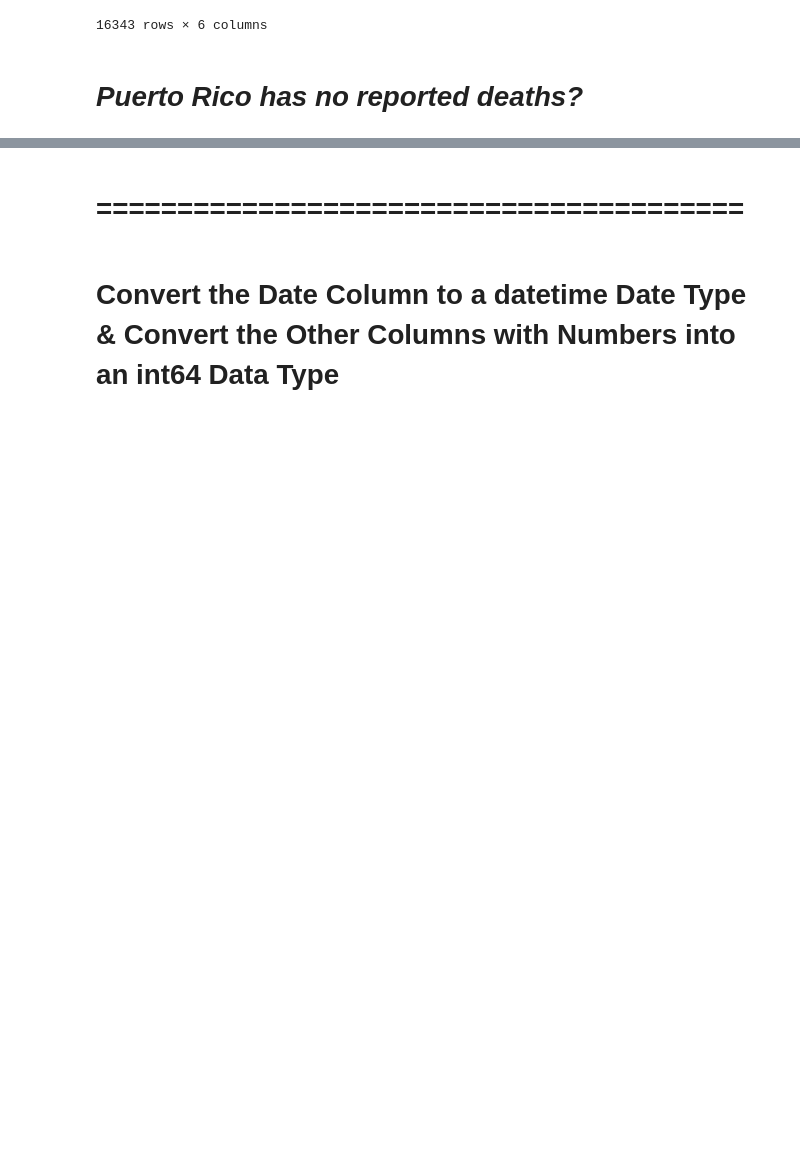
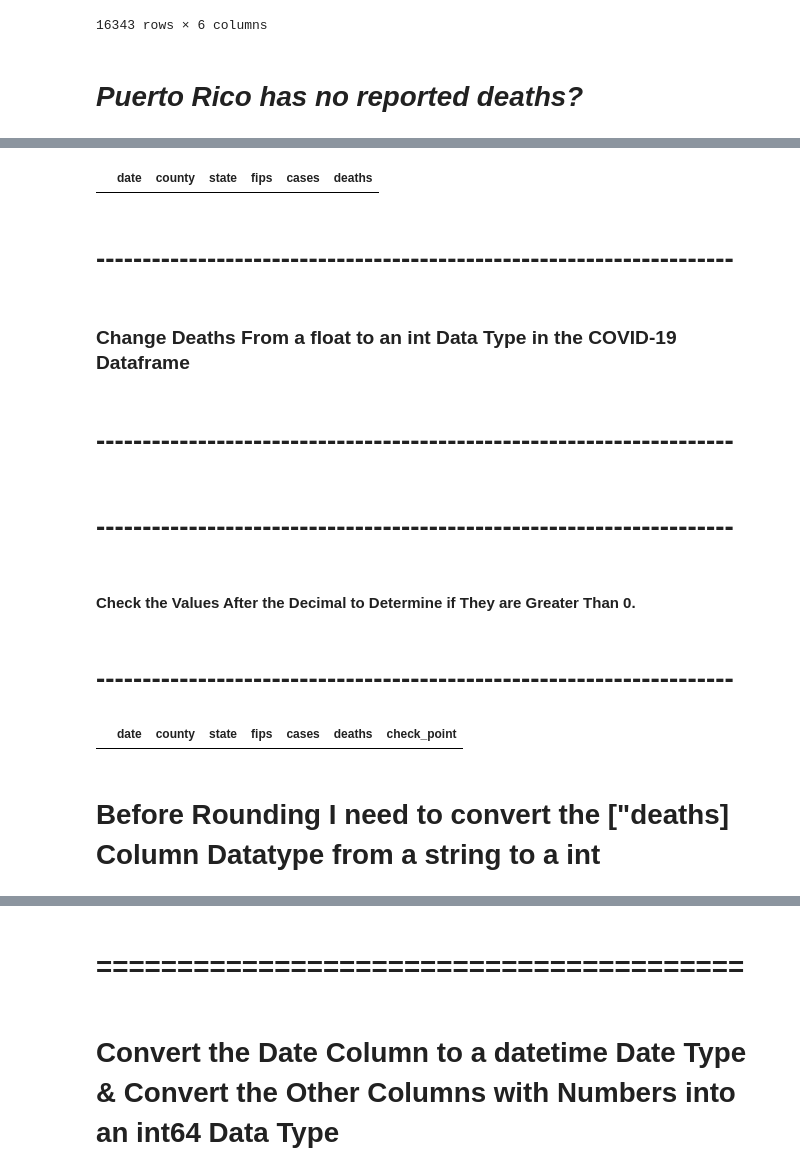
Before and after one commit to vc-adams/Traveling-And-COVID19-Cases, a Jupyter notebook: Static/Python/Trips_vs_COVID_Cases_and_Deaths.ipynb, the cells around one changed output, grey strips where cells are left out. Cells and saved outputs as stored; diff of their text form; code cells hidden in the pictures; blank space fills up the shorter version.

```diff
--- a/Static/Python/Trips_vs_COVID_Cases_and_Deaths.ipynb
+++ b/Static/Python/Trips_vs_COVID_Cases_and_Deaths.ipynb
@@ -478,0 +507,31 @@ Name: state, dtype: int64
+# %%
+# Rows with Null Values
+nytimes_covid_19_df_no_null_val_dths[nytimes_covid_19_df_no_null_val_dths["deaths"].isnull()]
+# %% [output]
+|  | date | county | state | fips | cases | deaths |
+# %% [markdown]
+# ---------------------------------------------------------------------
+# %% [markdown]
+### Change Deaths From a float to an int Data Type in the COVID-19 Dataframe
+# %% [markdown]
+# ---------------------------------------------------------------------
+# %% [markdown]
+# ---------------------------------------------------------------------
+# %% [markdown]
+#### Check the Values After the Decimal to Determine if They are Greater Than 0.
+# %% [markdown]
+# ---------------------------------------------------------------------
+# %%
+# Check the Numbers After a Decimal Point
+# https://stackoverflow.com/questions/57900886/how-to-check-numbers-after-decimal-point
+
+nytimes_covid_19_df_no_null_val_dths_no_dcml_dths = nytimes_covid_19_df_no_null_val_dths
+nytimes_covid_19_df_no_null_val_dths_no_dcml_dths['check_point'] = np.modf(nytimes_covid_19_df_no_null_val_dths_no_dcml_dths['deaths'])[0].ne(0).astype(int)
+# nytimes_covid_19_df_no_null_val_dths_dcml_chck = nytimes_covid_19_df_no_null_val_dths_dcml_chck['check_point']
+nytimes_covid_19_df_no_null_val_dths_dcml_chck_dcml_not_zero = nytimes_covid_19_df_no_null_val_dths_no_dcml_dths[nytimes_covid_19_df_no_null_val_dths_no_dcml_dths["check_point"]!=0]
+nytimes_covid_19_df_no_null_val_dths_dcml_chck_dcml_not_zero
+# nytimes_covid_19_df_no_null_val_dths_dcml_chck["state"].value_counts()
+# %% [output]
+|  | date | county | state | fips | cases | deaths | check_point |
+# %% [markdown]
+# Before Rounding I need to convert the ["deaths] Column Datatype from a string to a int
```
Also changed, not shown: parts of 10 cells of this notebook.
